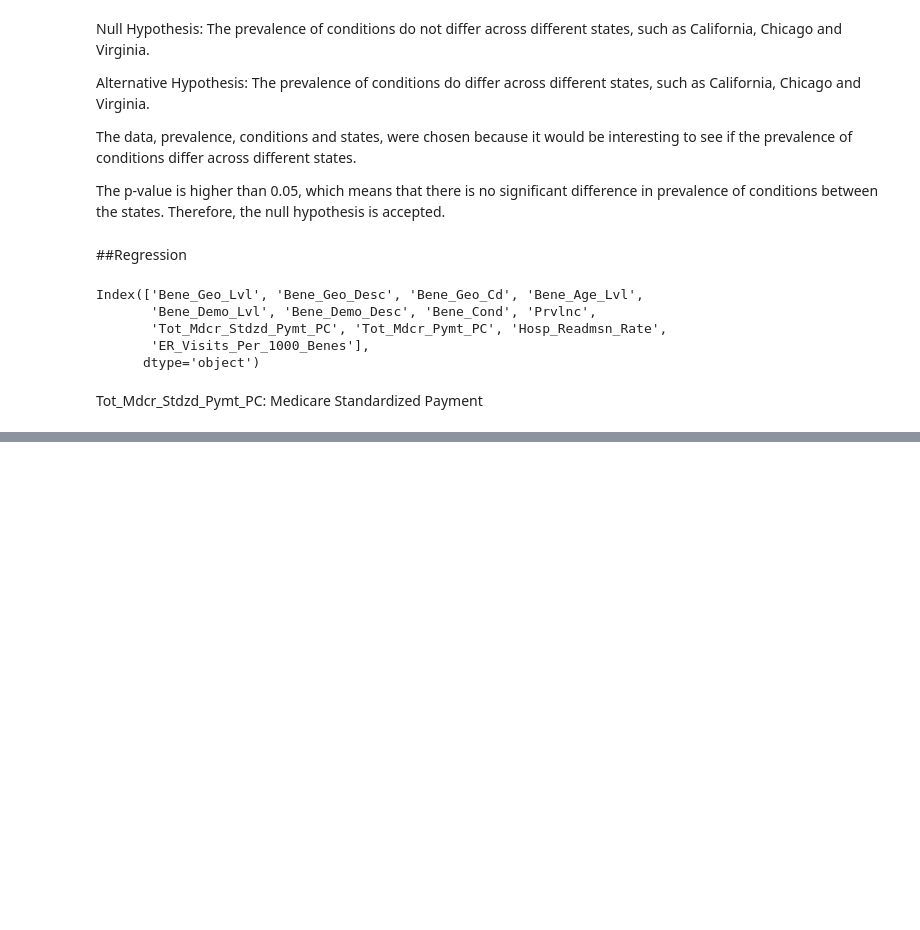
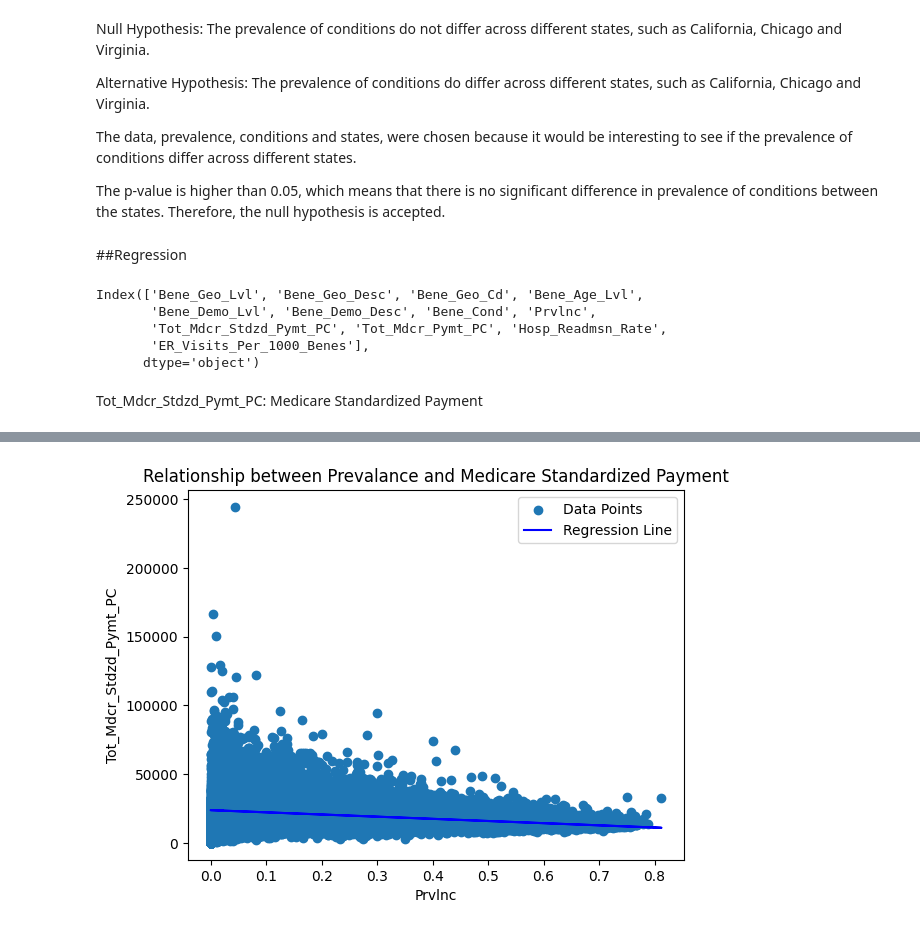
Before and after one commit to kkettip/datasci_5_statistics, a Jupyter notebook: datasci_5_statistics.ipynb, the cells around one changed output, grey strips where cells are left out. Drawn from its saved outputs; the diff is of its cells as text; code cells hidden in the pictures; blank space fills up the shorter version.

```diff
--- a/datasci_5_statistics.ipynb
+++ b/datasci_5_statistics.ipynb
@@ -331,3 +334,13 @@ Covariance Type:                nonrobust
 
 Notes:
 [1] Standard Errors assume that the covariance matrix of the errors is correctly specified.
+# %%
+plt.scatter(df4['Prvlnc'], df4['Tot_Mdcr_Stdzd_Pymt_PC'], label='Data Points')
+plt.plot(df4['Prvlnc'], model.predict(X), color='blue', label='Regression Line')
+plt.xlabel('Prvlnc')
+plt.ylabel('Tot_Mdcr_Stdzd_Pymt_PC')
+plt.title('Relationship between Prevalance and Medicare Standardized Payment')
+plt.legend()
+plt.show()
+# %% [output]
+[figure, added]
```
Also changed, not shown: parts of 7 cells of this notebook.
